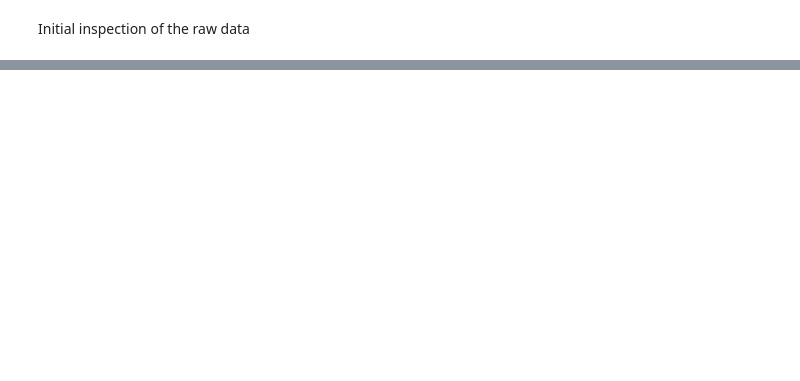
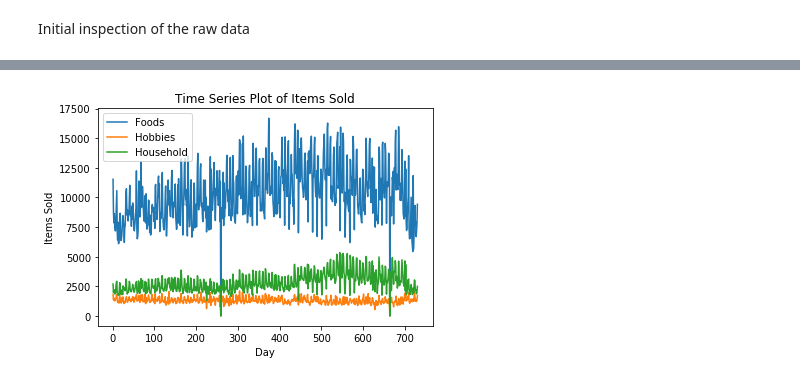
Before and after one commit to kanitjompuk40/GroupWork, a Jupyter notebook: AML/EDA.ipynb, the cells around one changed output, grey strips where cells are left out. Cells and saved outputs as stored; diff of their text form; code cells hidden in the pictures; blank space fills up the shorter version.

```diff
--- a/AML/EDA.ipynb
+++ b/AML/EDA.ipynb
@@ -184,0 +186,19 @@ Percentage of products that are not on sale:  40.7346875
+# %%
+###Finding yearly trends for different product categories
+group = df[['cat_id','d','sold']].groupby(['cat_id','d'], as_index=False).sum()
+# %%
+foods = np.array(group[group['cat_id']=='FOODS']['sold'])
+hobbies = np.array(group[group['cat_id']=='HOBBIES']['sold'])
+households = np.array(group[group['cat_id']=='HOUSEHOLD']['sold'])
+days = np.array(list(range(1, 731)))
+
+plt.plot(days, foods, label='Foods')
+plt.plot(days, hobbies, label='Hobbies')
+plt.plot(days, households, label='Household')
+plt.legend()
+plt.xlabel('Day')
+plt.ylabel('Items Sold')
+plt.title('Time Series Plot of Items Sold')
+plt.show()
+# %% [output]
+[figure, added]
```
Also changed, not shown: parts of 9 cells of this notebook.
